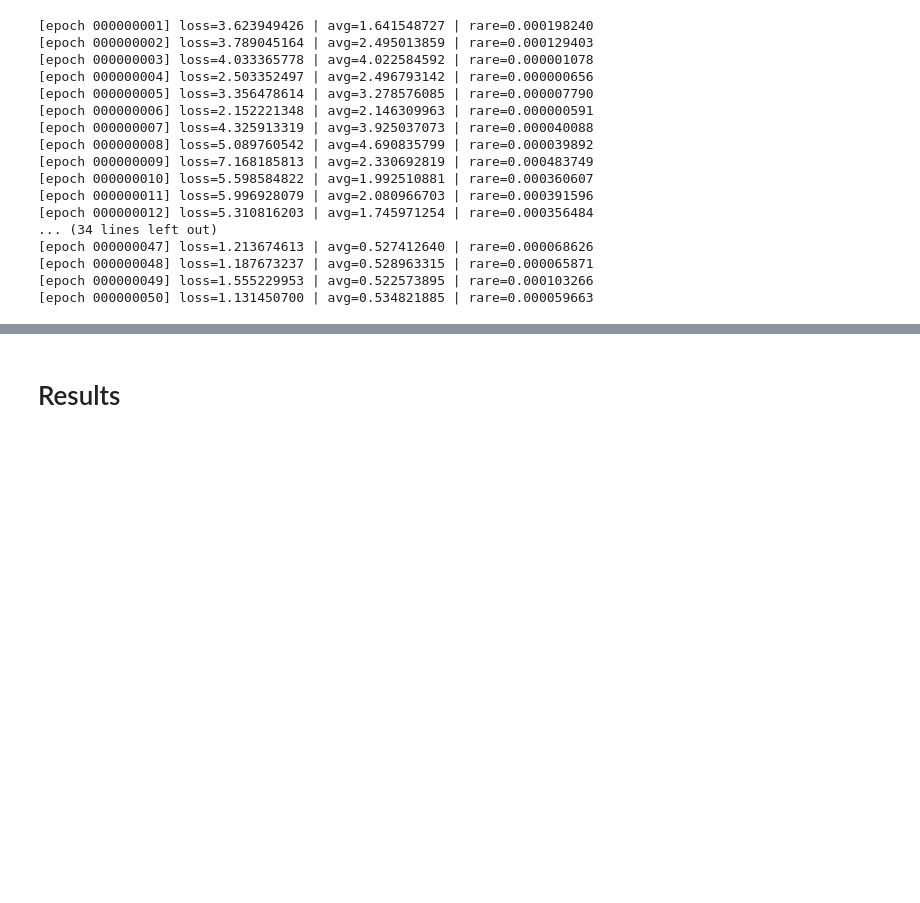
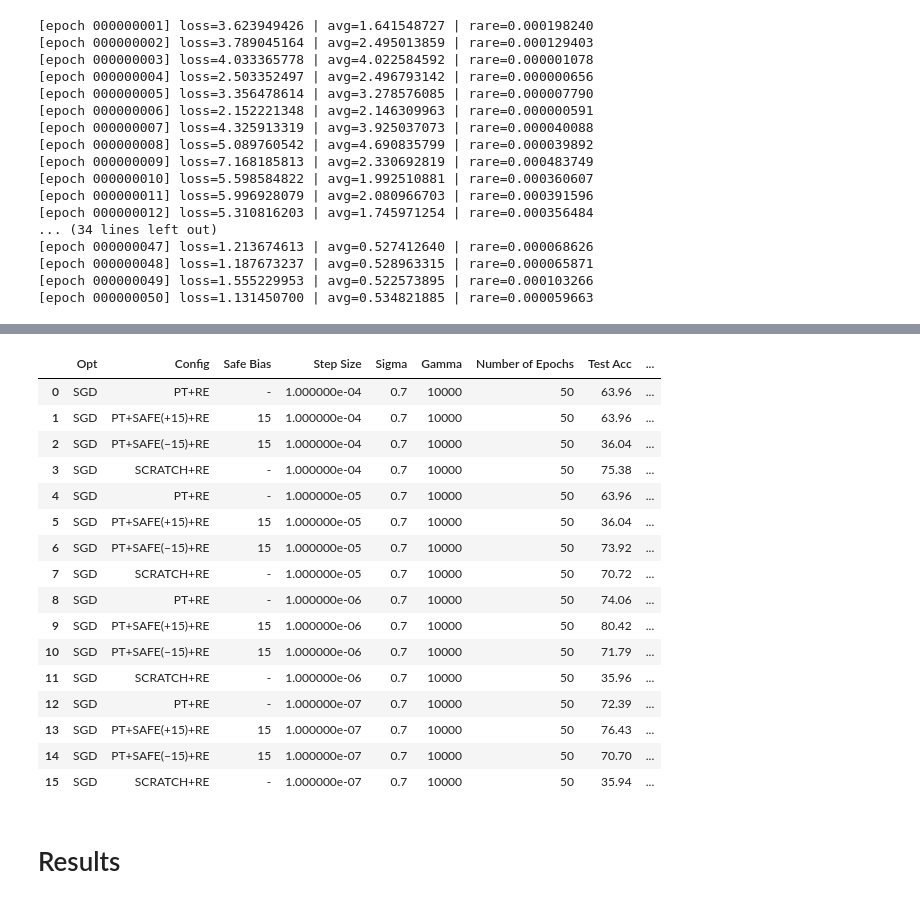
Before and after one commit to Wmeesena/Safe_Start, a Jupyter notebook: MAGIC/experiments.ipynb, the cells around one changed output, grey strips where cells are left out. Drawn from its saved outputs; the diff is of its cells as text; code cells hidden in the pictures; blank space fills up the shorter version.

```diff
--- a/MAGIC/experiments.ipynb
+++ b/MAGIC/experiments.ipynb
@@ -168,3 +591,23 @@ results = train_all(X_train, y_train,pre_model, 50, GAMMA, SAMPLES_TRAIN, SIGMA,
+# %%
+df_sgd
+# %% [output]
+|  | Opt | Config | Safe Bias | Step Size | Sigma | Gamma | Number of Epochs | Test Acc | ... |
+| 0 | SGD | PT+RE | - | 1.000000e-04 | 0.7 | 10000 | 50 | 63.96 | ... |
+| 1 | SGD | PT+SAFE(+15)+RE | 15 | 1.000000e-04 | 0.7 | 10000 | 50 | 63.96 | ... |
+| 2 | SGD | PT+SAFE(−15)+RE | 15 | 1.000000e-04 | 0.7 | 10000 | 50 | 36.04 | ... |
+| 3 | SGD | SCRATCH+RE | - | 1.000000e-04 | 0.7 | 10000 | 50 | 75.38 | ... |
+| 4 | SGD | PT+RE | - | 1.000000e-05 | 0.7 | 10000 | 50 | 63.96 | ... |
+| 5 | SGD | PT+SAFE(+15)+RE | 15 | 1.000000e-05 | 0.7 | 10000 | 50 | 36.04 | ... |
+| 6 | SGD | PT+SAFE(−15)+RE | 15 | 1.000000e-05 | 0.7 | 10000 | 50 | 73.92 | ... |
+| 7 | SGD | SCRATCH+RE | - | 1.000000e-05 | 0.7 | 10000 | 50 | 70.72 | ... |
+| 8 | SGD | PT+RE | - | 1.000000e-06 | 0.7 | 10000 | 50 | 74.06 | ... |
+| 9 | SGD | PT+SAFE(+15)+RE | 15 | 1.000000e-06 | 0.7 | 10000 | 50 | 80.42 | ... |
+| 10 | SGD | PT+SAFE(−15)+RE | 15 | 1.000000e-06 | 0.7 | 10000 | 50 | 71.79 | ... |
+| 11 | SGD | SCRATCH+RE | - | 1.000000e-06 | 0.7 | 10000 | 50 | 35.96 | ... |
+| 12 | SGD | PT+RE | - | 1.000000e-07 | 0.7 | 10000 | 50 | 72.39 | ... |
+| 13 | SGD | PT+SAFE(+15)+RE | 15 | 1.000000e-07 | 0.7 | 10000 | 50 | 76.43 | ... |
+| 14 | SGD | PT+SAFE(−15)+RE | 15 | 1.000000e-07 | 0.7 | 10000 | 50 | 70.70 | ... |
+| 15 | SGD | SCRATCH+RE | - | 1.000000e-07 | 0.7 | 10000 | 50 | 35.94 | ... |
 # %% [markdown]
 # Results
 # %% [markdown]
```
Also changed, not shown: parts of 9 cells of this notebook.
